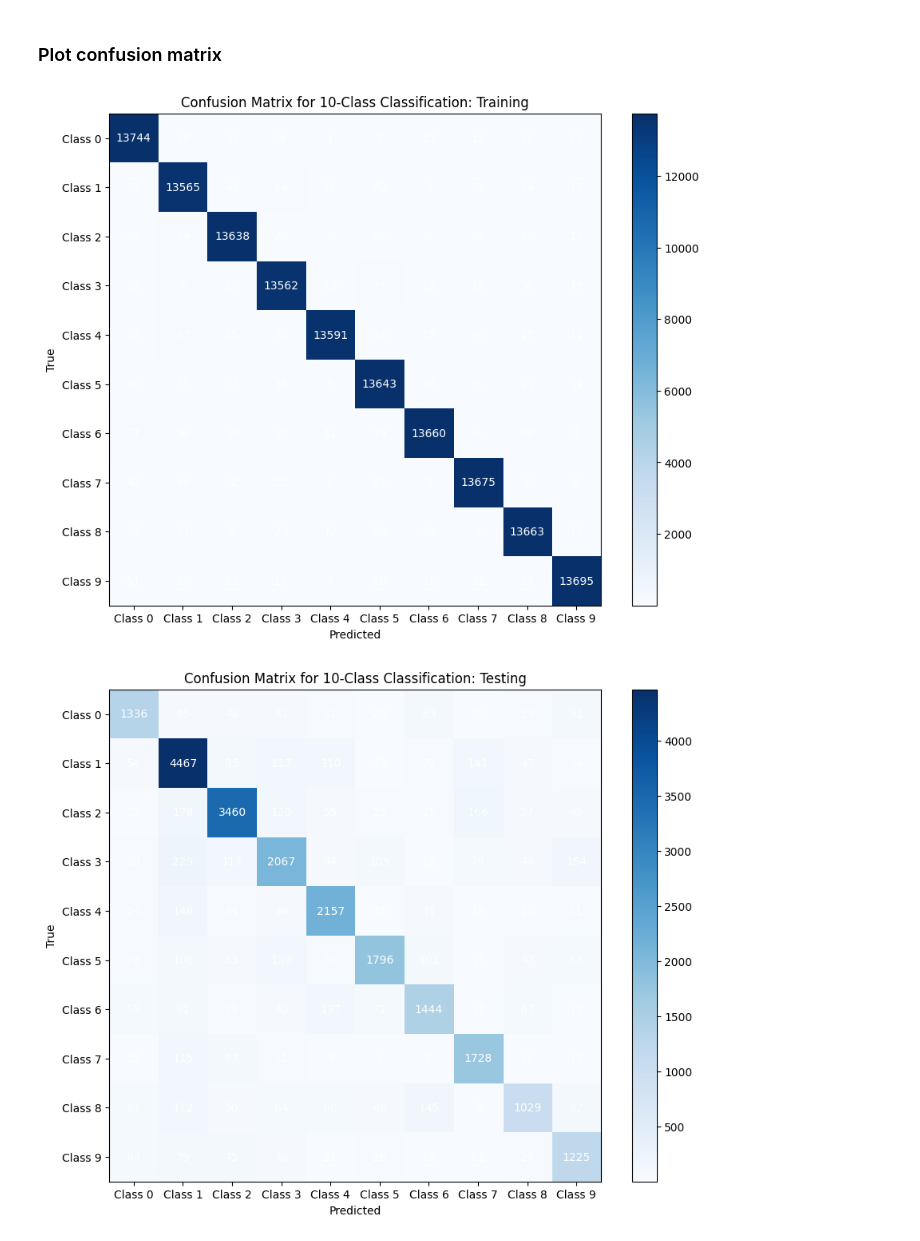
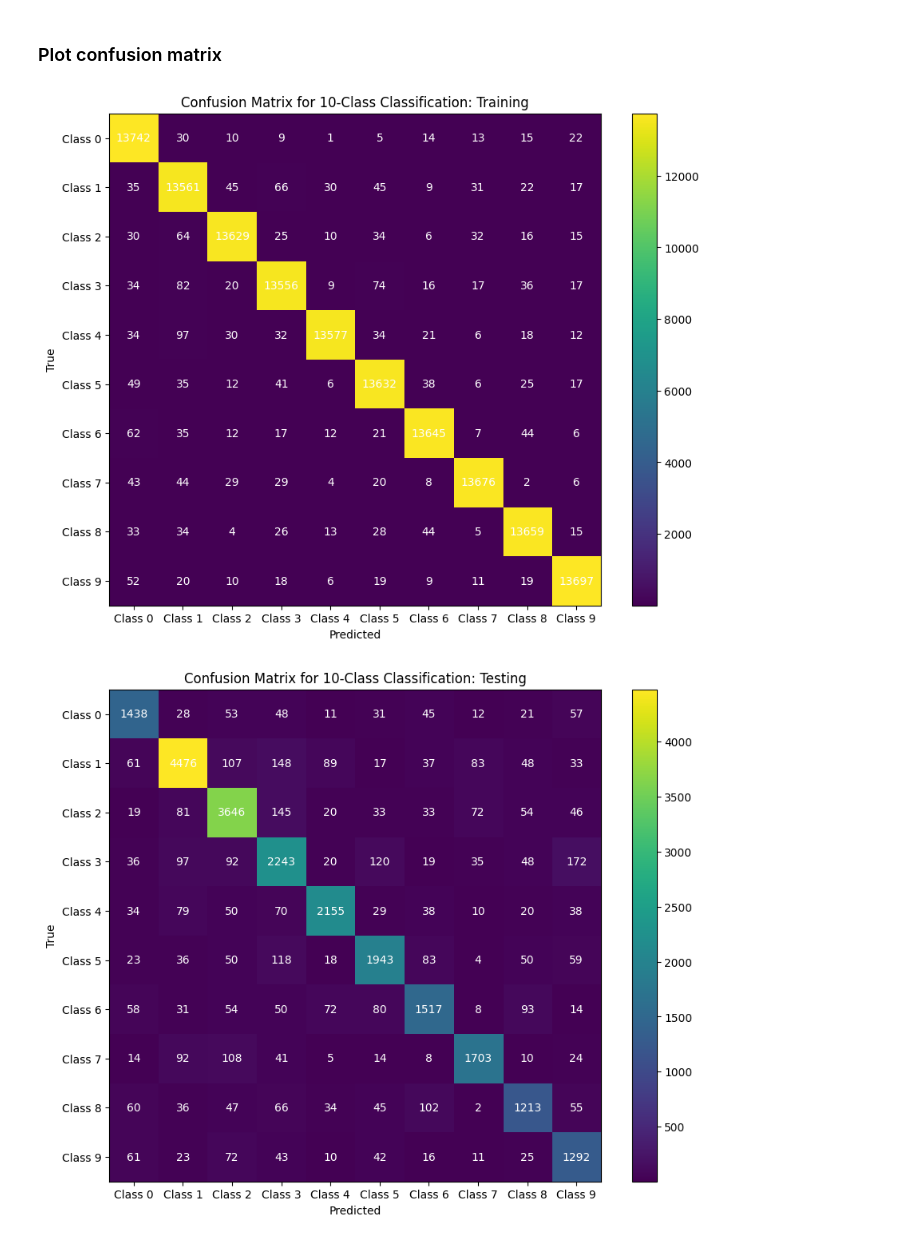
Before and after one commit to bisaacma-iteso/aprendizaje_automatico, a Jupyter notebook: aprendiendo-machin/notebooks/10.bima_confusion_matrix.ipynb, the cells around one changed output. Saved outputs shown, nothing was run; the diff lists cells and outputs as text; code cells hidden in the pictures.

```diff
--- a/aprendiendo-machin/notebooks/10.bima_confusion_matrix.ipynb
+++ b/aprendiendo-machin/notebooks/10.bima_confusion_matrix.ipynb
@@ -291,18 +291,15 @@ class PreprocessingTransformer(BaseEstimator, TransformerMixin):
 
         # Flatten data
         processed_data = processed_data.reshape(processed_data.shape[0], -1)
+        processed_data = processed_data/255
 
         # Convert data to GPU if needed
         if self.use_gpu:
             # Scale the data on GPU
-            processed_data = cuml_minmax_scale(processed_data, feature_range=(0, 1))
+            #processed_data = cuml_minmax_scale(processed_data, feature_range=(0, 1))
 
             # Convert to cudf DataFrame on GPU
             processed_data = cudf.DataFrame.from_pandas(pd.DataFrame(processed_data)).to_cupy()
-        else:
-            scaler = MinMaxScaler(feature_range=(0, 1))
-            processed_data = scaler.fit_transform(processed_data)
-
         return processed_data
 # %% [markdown]
 ### Import Dataset
@@ -560,34 +606,34 @@ confussion_array = [
 ]
 
 for prediction in confussion_array:
     confm = confusion_matrix(prediction[2], prediction[1])
 
     # Create a figure
     plt.figure(figsize=(10, 8))
 
     # Plot the confusion matrix as an image (heatmap)
-    plt.imshow(confm, interpolation='nearest', cmap='Blues')
+    plt.imshow(confm, interpolation='nearest', cmap='viridis')
 
     # Add a colorbar
     plt.colorbar()
 
     # Add annotations (the counts on each cell)
     for i in range(confm.shape[0]):
         for j in range(confm.shape[1]):
             plt.text(j, i, f'{confm[i, j]}', ha='center', va='center', color='white')
 
     # Add labels and title
     plt.xlabel('Predicted')
     plt.ylabel('True')
     plt.title(f'Confusion Matrix for 10-Class Classification: {prediction[0]}')
 
     # Set ticks for the x and y axes
     plt.xticks(np.arange(10), [f'Class {i}' for i in range(10)])
     plt.yticks(np.arange(10), [f'Class {i}' for i in range(10)])
 
     # Show the plot
-    plt.savefig(f'confusion_matrix_{prediction[0]}_preSMOTE.png', dpi=300, bbox_inches='tight')
+    plt.savefig(f'confusion_matrix_{prediction[0]}_postSMOTE.png', dpi=300, bbox_inches='tight')
     plt.show()
 # %% [output]
-[figure, old version]
+[figure, new version]
-[figure, old version]
+[figure, new version]
```
Also changed, not shown: parts of 10 cells of this notebook.
